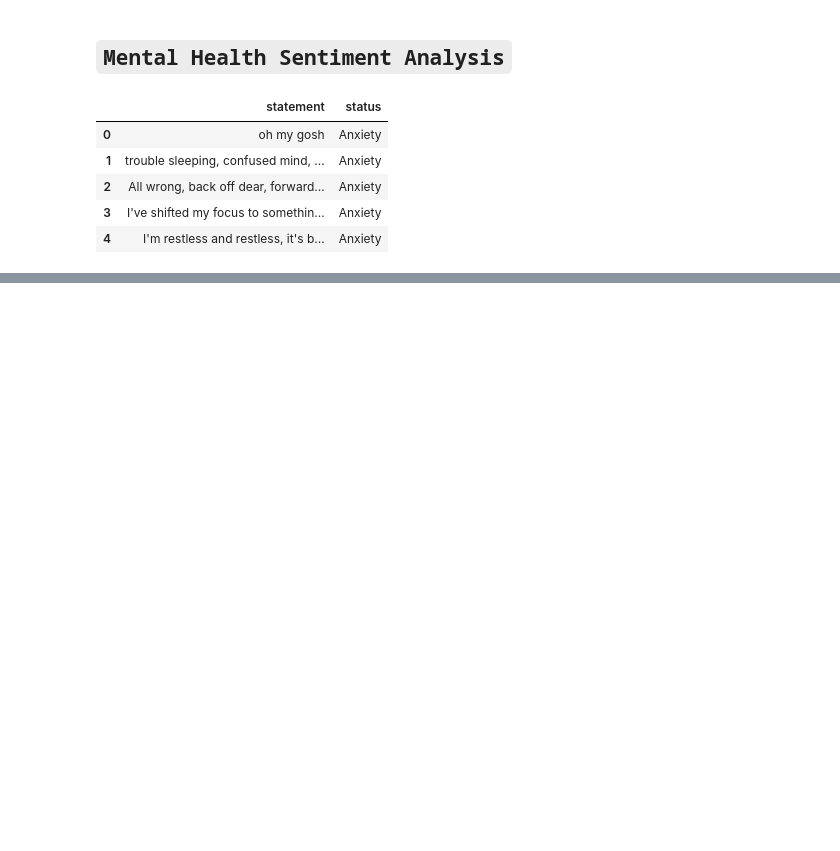
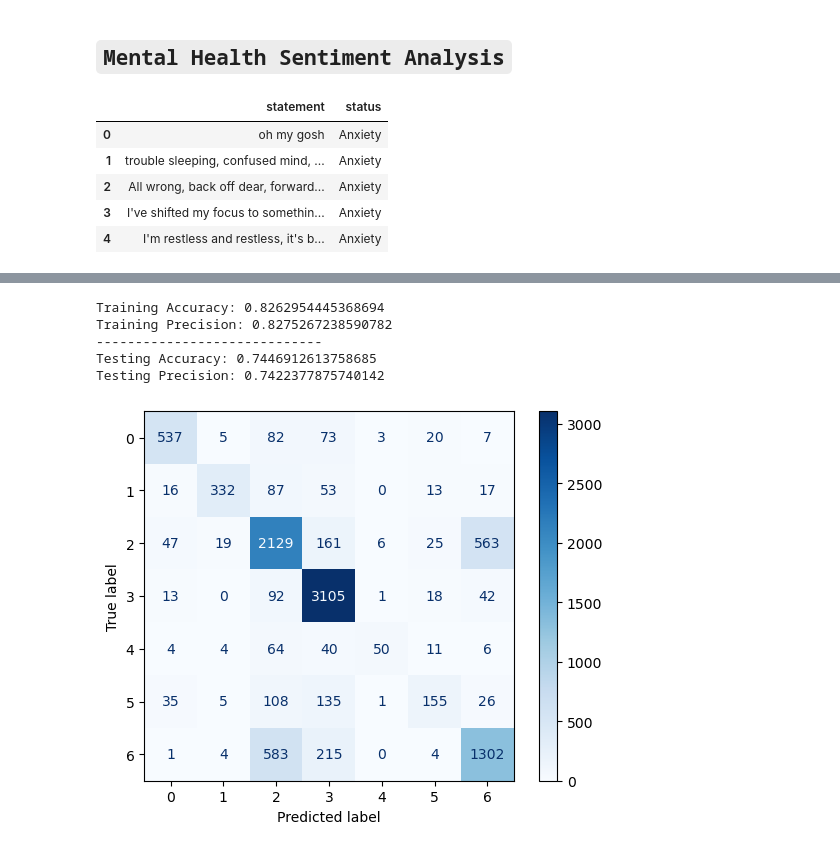
Before and after one commit to martin-m-kinoti/NLP-Tasks, a Jupyter notebook: week6/mental_health.ipynb, the cells around one changed output, grey strips where cells are left out. Drawn from its saved outputs; the diff is of its cells as text; code cells hidden in the pictures; blank space fills up the shorter version.

```diff
--- a/week6/mental_health.ipynb
+++ b/week6/mental_health.ipynb
@@ -16,0 +191,10 @@ data.head()
+# %%
+# Logistic Regression
+classifier(LogisticRegression(max_iter=1000), X_train, y_train, X_test, y_test)
+# %% [output]
+Training Accuracy: 0.8262954445368694
+Training Precision: 0.8275267238590782
+-----------------------------
+Testing Accuracy: 0.7446912613758685
+Testing Precision: 0.7422377875740142
+[figure, added]
```
Also changed, not shown: parts of 36 cells of this notebook, 4 other files.
